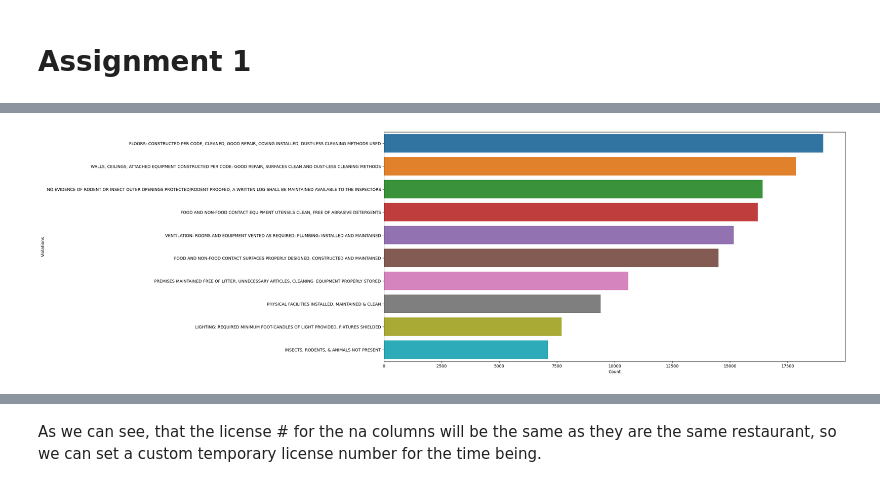
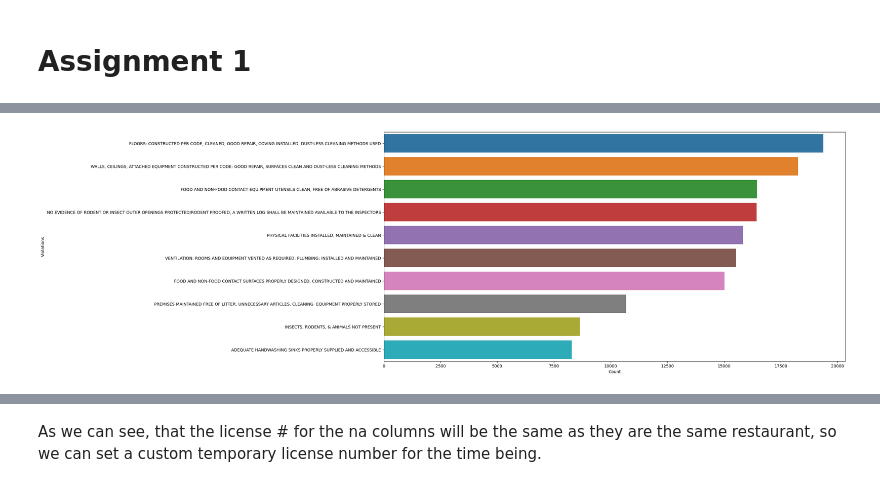
Before and after one commit to vishal-parameswaran/University-of-Chicago, a Jupyter notebook: Natural Language Processing and Cognitive Computing/Assignment 1/code/Assignment_1.ipynb, the cells around one changed output, grey strips where cells are left out. Cells and saved outputs as stored; diff of their text form; code cells hidden in the pictures.

```diff
--- a/Natural Language Processing and Cognitive Computing/Assignment 1/code/Assignment_1.ipynb
+++ b/Natural Language Processing and Cognitive Computing/Assignment 1/code/Assignment_1.ipynb
@@ -34,7 +34,12 @@ def extract_descriptions(violation):
         else:
             string  = i[regex.start(0):regex.end(0)].strip()
             regex_values.append(string)
-    return '|'.join(regex_values)
+    return regex_values
 # %%
 description_extract_df = failed_inspection_data["Violations"].apply(extract_descriptions)
-description_extract_df  = description_extract_df.str.get_dummies(sep = "|")
+description_extract_df = pd.DataFrame(description_extract_df.explode(),columns=["Violations"])
+# %%
+top10 = pd.DataFrame(description_extract_df.value_counts(),columns=["Count"])
+top10.reset_index(inplace=True)
+top10 = top10.rename(columns = {'index':'Violations'})
+top10[:10]
@@ -41,11 +58,8 @@ description_extract_df  = description_extract_df.str.get_dummies(sep = "|")
 # %%
-sums = pd.DataFrame(description_extract_df.sum(axis=0),columns=["Count"]).sort_values(by="Count",ascending=False)
-sums.reset_index(inplace=True)
-sums = sums.rename(columns = {'index':'Violations'})
 fig,axs = plt.subplots(1,1,figsize=(20,10))
-top_violations = sns.barplot(data=sums[:10],x="Count",y="Violations",ax=axs)
+top_violations = sns.barplot(data=top10[:10],x="Count",y="Violations",ax=axs)
 # %% [output]
-[figure, old version]
+[figure, new version]
 # %%
 failed_inspection_data.info()
 # %% [output]
```
Also changed, not shown: parts of 27 cells of this notebook.
